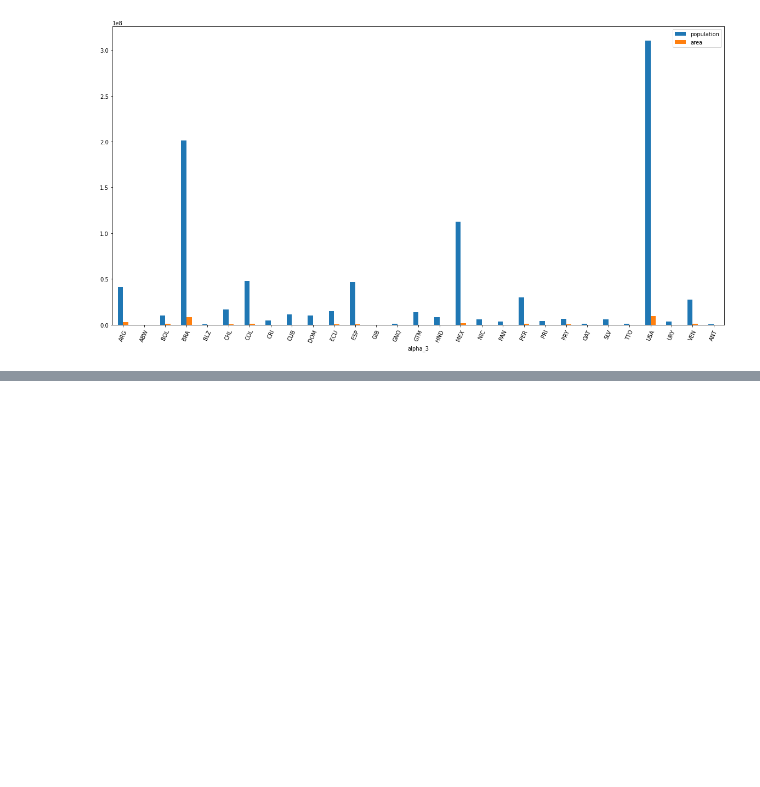
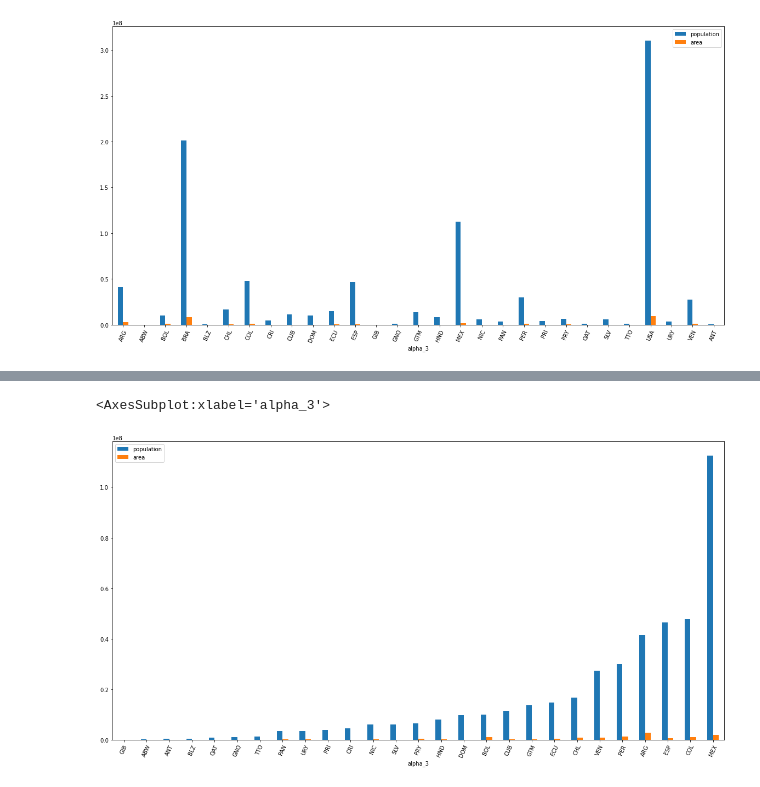
Before and after one commit to hackonion/AprendiendoMachineLearning, a Jupyter notebook: EDA/EDA.ipynb, the cells around one changed output, grey strips where cells are left out. Drawn from its saved outputs; the diff is of its cells as text; code cells hidden in the pictures; blank space fills up the shorter version.

```diff
--- a/EDA/EDA.ipynb
+++ b/EDA/EDA.ipynb
@@ -127,7 +142,6 @@ df_espanol.set_index('alpha_3')[['population','area']].plot(kind='bar',rot=65,fi
 #Outliers
 anomalies = []
 
-# Funcion ejemplo para detección de outliers
 def find_anomalies(data):
     # Set upper and lower limit to 2 standard deviation
     data_std = data.std()
@@ -142,7 +156,7 @@ def find_anomalies(data):
     for index, row in data.iterrows():
         outlier = row # # obtener primer columna
         # print(outlier)
-        if (outlier.iloc[0] > upper_limit.iloc[0]) or (outlier.iloc[0] &lt; lower_limit.iloc[0]):
+        if (outlier.iloc[0] > upper_limit.iloc[0]) or (outlier.iloc[0] < lower_limit.iloc[0]):
             anomalies.append(index)
     return anomalies
 
@@ -151,0 +168,7 @@ SyntaxError: invalid syntax (<ipython-input-12-091e4a9ad316>, line 19)
+# %%
+#Detect outliers Brasil and USA
+df_espanol.drop([30,233], inplace=True)
+df_espanol.set_index('alpha_3')[['population','area']].sort_values(["population"]).plot(kind='bar',rot=65,figsize=(20,10))
+# %% [output]
+<AxesSubplot:xlabel='alpha_3'>
+[figure, added]
```
Also changed, not shown: parts of 2 cells of this notebook.
